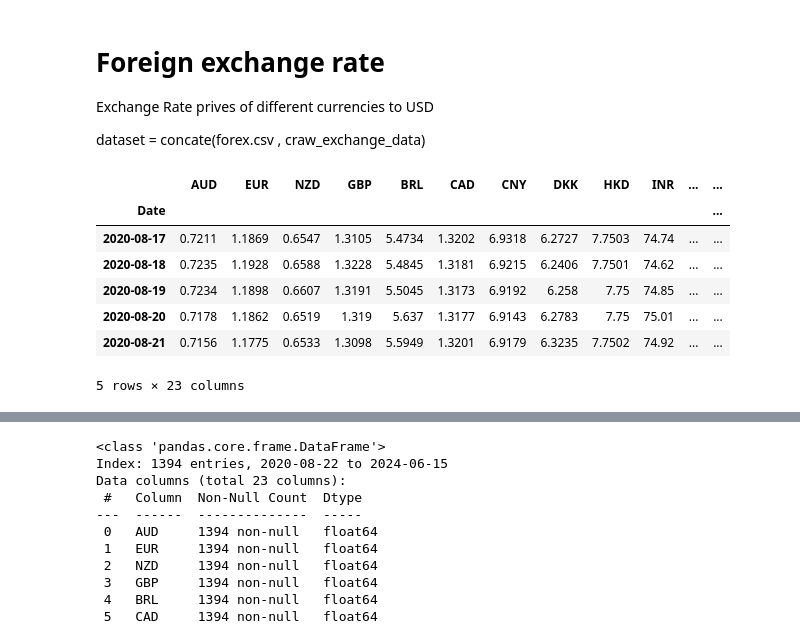
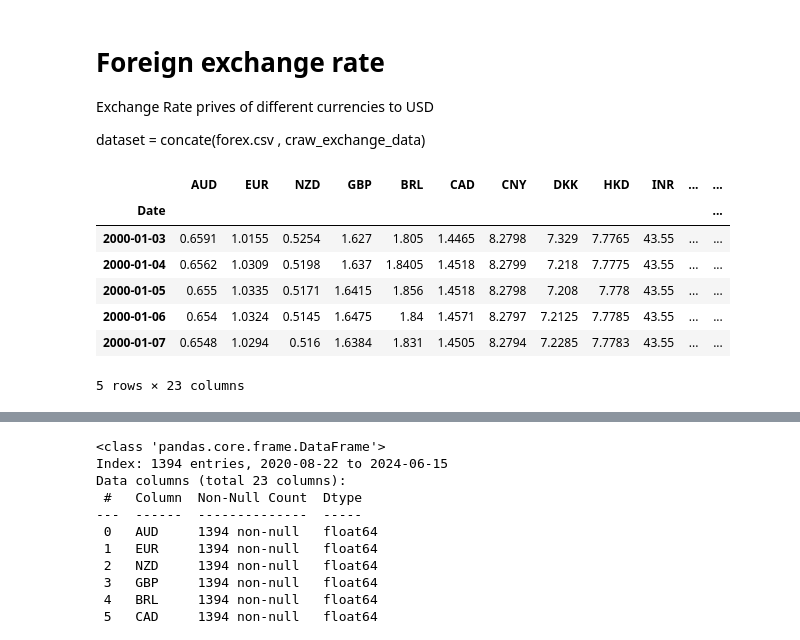
Before and after one commit to PhuTd03/DSP-Forecasting-Reer, a Jupyter notebook: Data_Preprocessing.ipynb, the cells around one changed output, grey strips where cells are left out. Saved outputs shown, nothing was run; the diff lists cells and outputs as text; code cells hidden in the pictures.

```diff
--- a/Data_Preprocessing.ipynb
+++ b/Data_Preprocessing.ipynb
@@ -9,16 +9,16 @@ Exchange Rate prives of different currencies to USD
 
 dataset = concate(forex.csv , craw_exchange_data)
 # %%
-data_file_old = "raw_data/forex.csv"
-data_old = pd.read_csv(data_file_old, index_col='Date')
-data_old.tail()
+file_forex_1 = "raw_data/forex_1.csv"
+data_forex_1 = pd.read_csv(file_forex_1, index_col='Date')
+data_forex_1.head()
 # %% [output]
 |  | AUD | EUR | NZD | GBP | BRL | CAD | CNY | DKK | HKD | INR | ... | ... |
 | Date |  |  |  |  |  |  |  |  |  |  |  | ... |
-| 2020-08-17 | 0.7211 | 1.1869 | 0.6547 | 1.3105 | 5.4734 | 1.3202 | 6.9318 | 6.2727 | 7.7503 | 74.74 | ... | ... |
-| 2020-08-18 | 0.7235 | 1.1928 | 0.6588 | 1.3228 | 5.4845 | 1.3181 | 6.9215 | 6.2406 | 7.7501 | 74.62 | ... | ... |
-| 2020-08-19 | 0.7234 | 1.1898 | 0.6607 | 1.3191 | 5.5045 | 1.3173 | 6.9192 | 6.258 | 7.75 | 74.85 | ... | ... |
-| 2020-08-20 | 0.7178 | 1.1862 | 0.6519 | 1.319 | 5.637 | 1.3177 | 6.9143 | 6.2783 | 7.75 | 75.01 | ... | ... |
-| 2020-08-21 | 0.7156 | 1.1775 | 0.6533 | 1.3098 | 5.5949 | 1.3201 | 6.9179 | 6.3235 | 7.7502 | 74.92 | ... | ... |
+| 2000-01-03 | 0.6591 | 1.0155 | 0.5254 | 1.627 | 1.805 | 1.4465 | 8.2798 | 7.329 | 7.7765 | 43.55 | ... | ... |
+| 2000-01-04 | 0.6562 | 1.0309 | 0.5198 | 1.637 | 1.8405 | 1.4518 | 8.2799 | 7.218 | 7.7775 | 43.55 | ... | ... |
+| 2000-01-05 | 0.655 | 1.0335 | 0.5171 | 1.6415 | 1.856 | 1.4518 | 8.2798 | 7.208 | 7.778 | 43.55 | ... | ... |
+| 2000-01-06 | 0.654 | 1.0324 | 0.5145 | 1.6475 | 1.84 | 1.4571 | 8.2797 | 7.2125 | 7.7785 | 43.55 | ... | ... |
+| 2000-01-07 | 0.6548 | 1.0294 | 0.516 | 1.6384 | 1.831 | 1.4505 | 8.2794 | 7.2285 | 7.7783 | 43.55 | ... | ... |
 5 rows × 23 columns
 # %%
```
Also changed, not shown: parts of 18 cells of this notebook, 6 other files.
